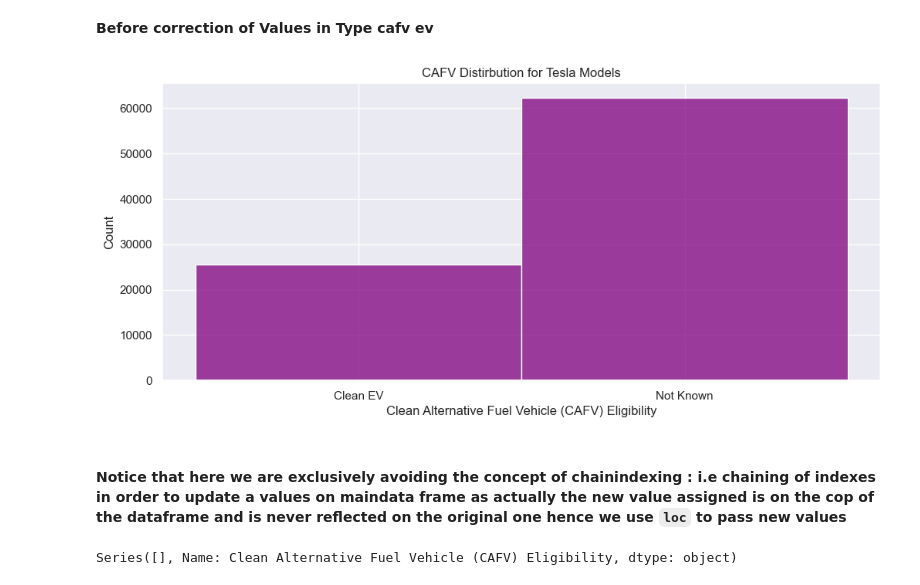
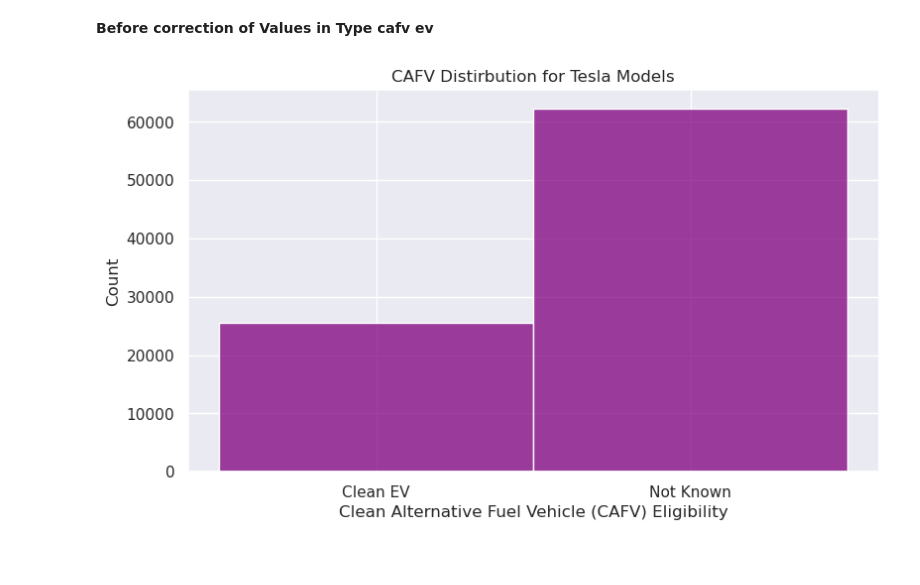
Before and after one commit to SianRods/Data-Science-ML, a Jupyter notebook: Practice Projects/DA-Electric_Vehicle.ipynb, the cells around one changed output. Saved outputs shown, nothing was run; the diff lists cells and outputs as text; code cells hidden in the pictures; blank space fills up the shorter version.

```diff
--- a/Practice Projects/DA-Electric_Vehicle.ipynb
+++ b/Practice Projects/DA-Electric_Vehicle.ipynb
@@ -848,15 +832,11 @@ sns.histplot(wash_df[wash_df['Make']=='TESLA']['Model'],color='darkgreen');
 # %% [markdown]
 **Before correction of Values in Type cafv ev**
 # %%
-plt.figure(figsize=(12,5))
+plt.figure(figsize=(9,5))
 plt.title("CAFV Distirbution for Tesla Models")
 sns.histplot(wash_df[wash_df['Make']=='TESLA']['Clean Alternative Fuel Vehicle (CAFV) Eligibility'],color='purple');
 # %% [output]
-[figure, old version]
+[figure, new version]
-# %% [markdown]
-#### Notice that here we are exclusively avoiding the concept of chainindexing : i.e chaining of indexes in order to update a values on maindata frame as actually the new value assigned is on the cop of the dataframe and is never reflected on the original one hence we use `loc` to pass new values
 # %%
-wash_df.loc[wash_df['Make']=='TESLA'.index,'Clean Alternative Fuel Vehicle (CAFV) Eligibility']
-wash_df.replace()
+# Assigning the CAFV Status for alll Tesla Electric Vehicles as 'Clean EV'
+wash_df.loc[wash_df['Make']=='TESLA','Clean Alternative Fuel Vehicle (CAFV) Eligibility']='Clean EV'
-# %% [output]
-Series([], Name: Clean Alternative Fuel Vehicle (CAFV) Eligibility, dtype: object)
```
Also changed, not shown: parts of 42 cells of this notebook.
